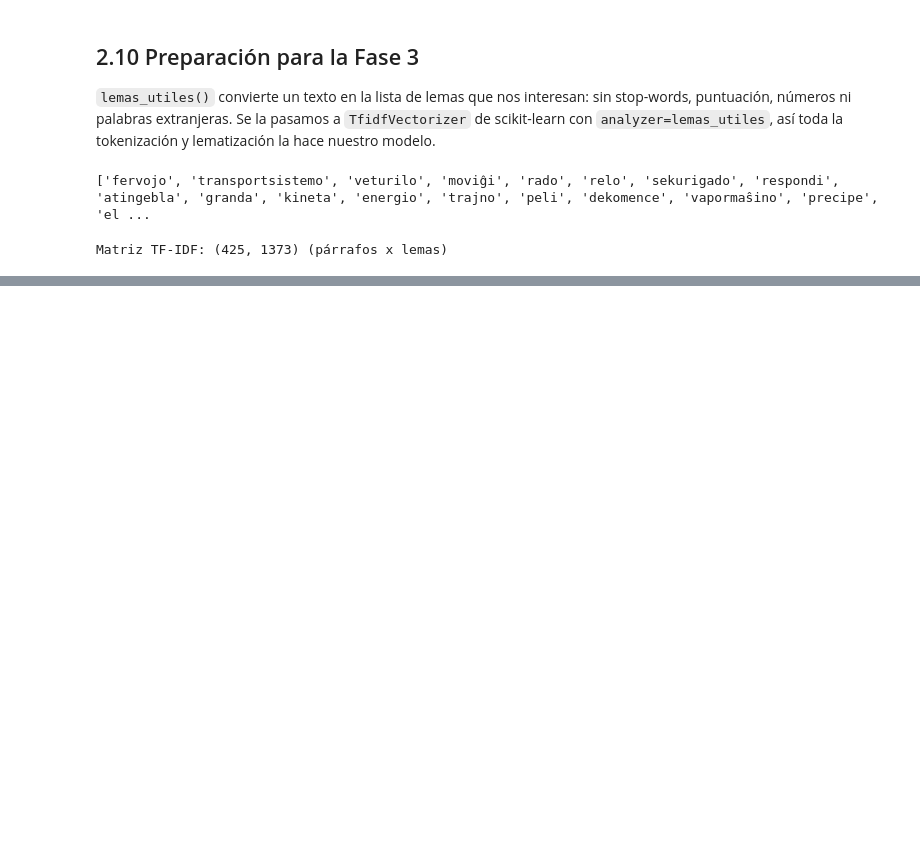
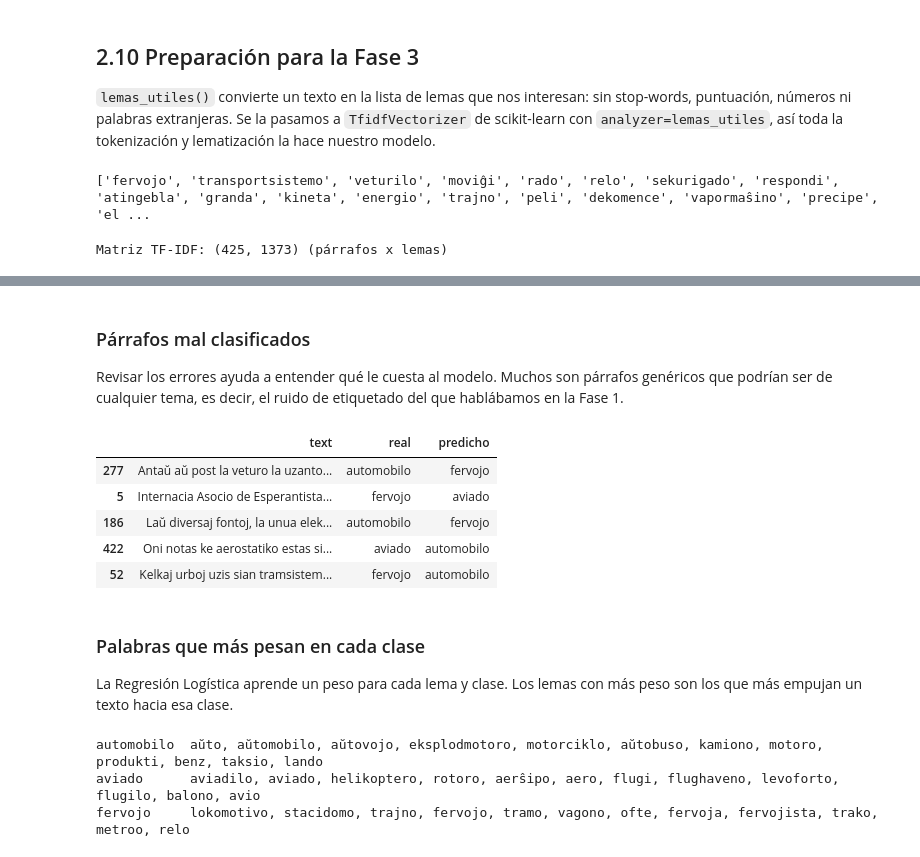
Before and after one commit to guilletaff/Clasificacion_Textos_Esperanto, a Jupyter notebook: notebooks/clasificacion_esperanto.ipynb, the cells around one changed output, grey strips where cells are left out. Cells and saved outputs as stored; diff of their text form; code cells hidden in the pictures; blank space fills up the shorter version.

```diff
--- a/notebooks/clasificacion_esperanto.ipynb
+++ b/notebooks/clasificacion_esperanto.ipynb
@@ -939,0 +1045,33 @@ Matriz TF-IDF: (425, 1373) (párrafos x lemas)
+# %% [markdown]
+### Párrafos mal clasificados
+
+Revisar los errores ayuda a entender qué le cuesta al modelo. Muchos son párrafos genéricos que
+podrían ser de cualquier tema, es decir, el ruido de etiquetado del que hablábamos en la Fase 1.
+# %%
+errores = pd.DataFrame({"text": X_test, "real": y_test, "predicho": y_pred})
+errores = errores[errores["real"] != errores["predicho"]]
+pd.set_option("display.max_colwidth", 150)
+errores
+# %% [output]
+|  | text | real | predicho |
+| 277 | Antaŭ aŭ post la veturo la uzanto... | automobilo | fervojo |
+| 5 | Internacia Asocio de Esperantista... | fervojo | aviado |
+| 186 | Laŭ diversaj fontoj, la unua elek... | automobilo | fervojo |
+| 422 | Oni notas ke aerostatiko estas si... | aviado | automobilo |
+| 52 | Kelkaj urboj uzis sian tramsistem... | fervojo | automobilo |
+# %% [markdown]
+### Palabras que más pesan en cada clase
+
+La Regresión Logística aprende un peso para cada lema y clase. Los lemas con más peso son los que
+más empujan un texto hacia esa clase.
+# %%
+vocabulario = modelo[0].get_feature_names_out()
+regresion = modelo[1]
+
+for i, clase in enumerate(regresion.classes_):
+    mejores = regresion.coef_[i].argsort()[::-1][:12]
+    print(f"{clase:<11}", ", ".join(vocabulario[j] for j in mejores))
+# %% [output]
+automobilo  aŭto, aŭtomobilo, aŭtovojo, eksplodmotoro, motorciklo, aŭtobuso, kamiono, motoro, produkti, benz, taksio, lando
+aviado      aviadilo, aviado, helikoptero, rotoro, aerŝipo, aero, flugi, flughaveno, levoforto, flugilo, balono, avio
+fervojo     lokomotivo, stacidomo, trajno, fervojo, tramo, vagono, ofte, fervoja, fervojista, trako, metroo, relo
```
Also changed, not shown: parts of 15 cells of this notebook.
